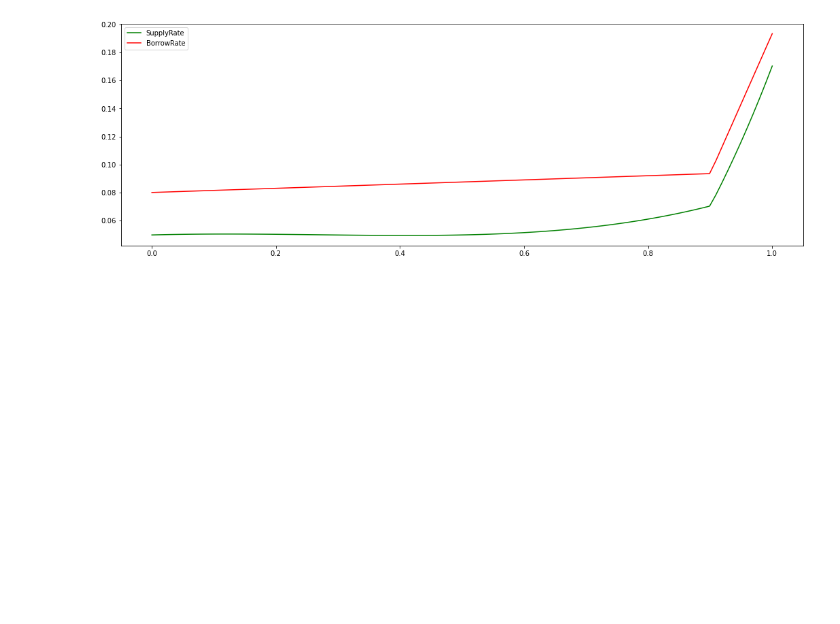
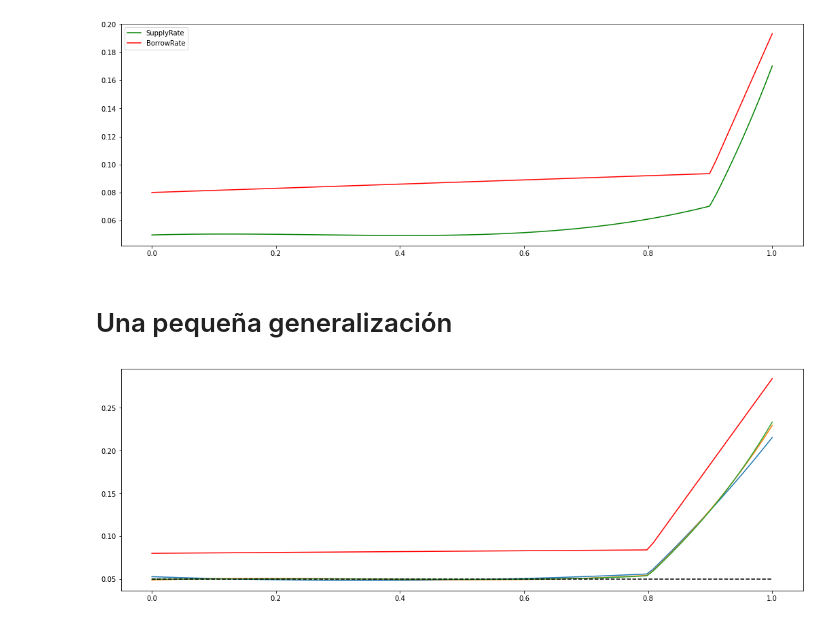
Before and after one commit to TruStartUp/tropyco-simulation, a Jupyter notebook: Modelo de tasas de interes/Ajuste del modelo para un rendimiento establecido.ipynb, the cells around one changed output. Cells and saved outputs as stored; diff of their text form; code cells hidden in the pictures; blank space fills up the shorter version.

Commit message:
Una pequeña generalizacion

```diff
--- a/Modelo de tasas de interes/Ajuste del modelo para un rendimiento establecido.ipynb
+++ b/Modelo de tasas de interes/Ajuste del modelo para un rendimiento establecido.ipynb
@@ -314,3 +314,5 @@ plt.legend()
 plt.show()
 # %% [output]
 [figure]
+# %% [markdown]
+# Una pequeña generalización
@@ -316,0 +366,4 @@ plt.show()
+# %%
+plotRegression(0.08,0.005,0.2,1,0.8)
+# %% [output]
+[figure, added]
```
Also changed, not shown: parts of 1 cell of this notebook.
